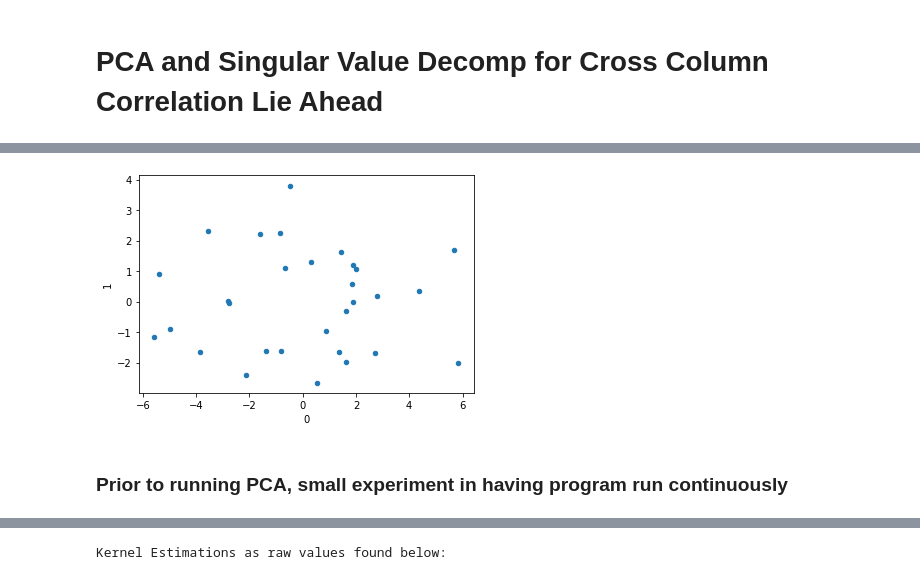
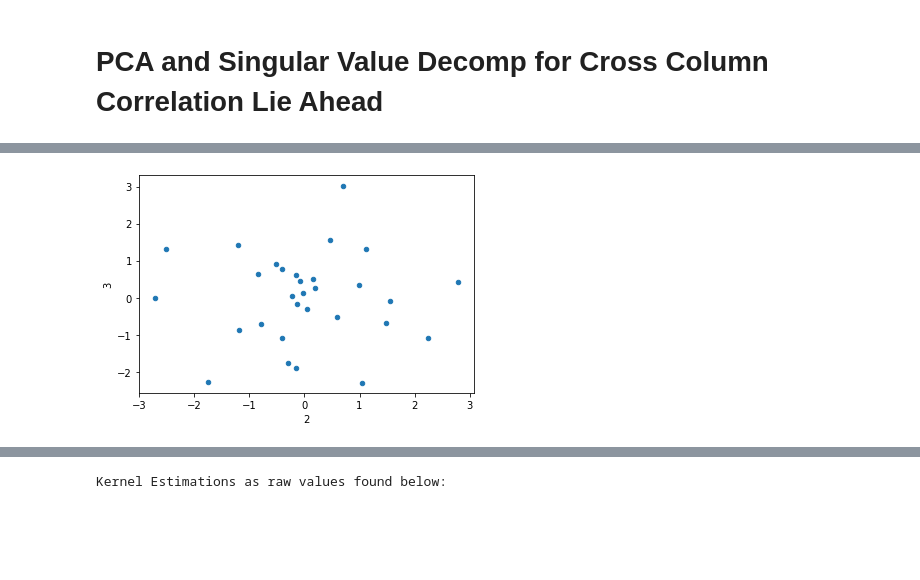
Before and after one commit to gilpasternak35/Likelihood, a Jupyter notebook: likelihood-public.ipynb, the cells around one changed output, grey strips where cells are left out. Cells and saved outputs as stored; diff of their text form; code cells hidden in the pictures; blank space fills up the shorter version.

```diff
--- a/likelihood-public.ipynb
+++ b/likelihood-public.ipynb
@@ -552,32 +554,31 @@ infoFrame.plot(kind  = "bar", x = "Column", y = "Variance_ratio")
 # %%
-# Intelligently deciding how many columns need to be used
+# Deciding how many columns need to be used: utilizing threashold of 95% of the explained variance
 def elementDecider(infoFrame):
     numSum = 0
     counter = 0
     for i in infoFrame.get("Variance_ratio"):
         if(numSum < .95):
             numSum += i
             counter+=1
     return counter
 
 #Reducing dimensionality of data into pc's, only storing what is neccessary
 def reducedData(infoFrame, indx):
     numCols = elementDecider(infoFrame)
     pcaData = obtainPCAVals(numCols)
     pcaFrame = pd.DataFrame(pcaData)
     pcaFrame = pcaFrame.set_index(indx)
     return pcaFrame
 
 #Visualization tool for seeing grouping of elements by pc
 def displayReducedData(pcaVals, xNum = 0, yNum = 1):
+    # Ensuring that the elements given do not overacess table
     if(xNum < pcaVals.shape[1]) & (yNum < pcaVals.shape[1]):
-        pcaVals.plot(kind = "scatter", x = 0, y = 1)
+        pcaVals.plot(kind = "scatter", x = 2, y = 3)
     else:
         print("You have overaccessed the number of elements, keep in mind there are only " + str(pcaVals.shape[1]) + " elements")
 
 pcaVals = reducedData(infoFrame, indx)
 displayReducedData(pcaVals)
 # %% [output]
-[figure, old version]
+[figure, new version]
-# %% [markdown]
-### Prior to running PCA, small experiment in having program run continuously
```
Also changed, not shown: parts of 14 cells of this notebook.
